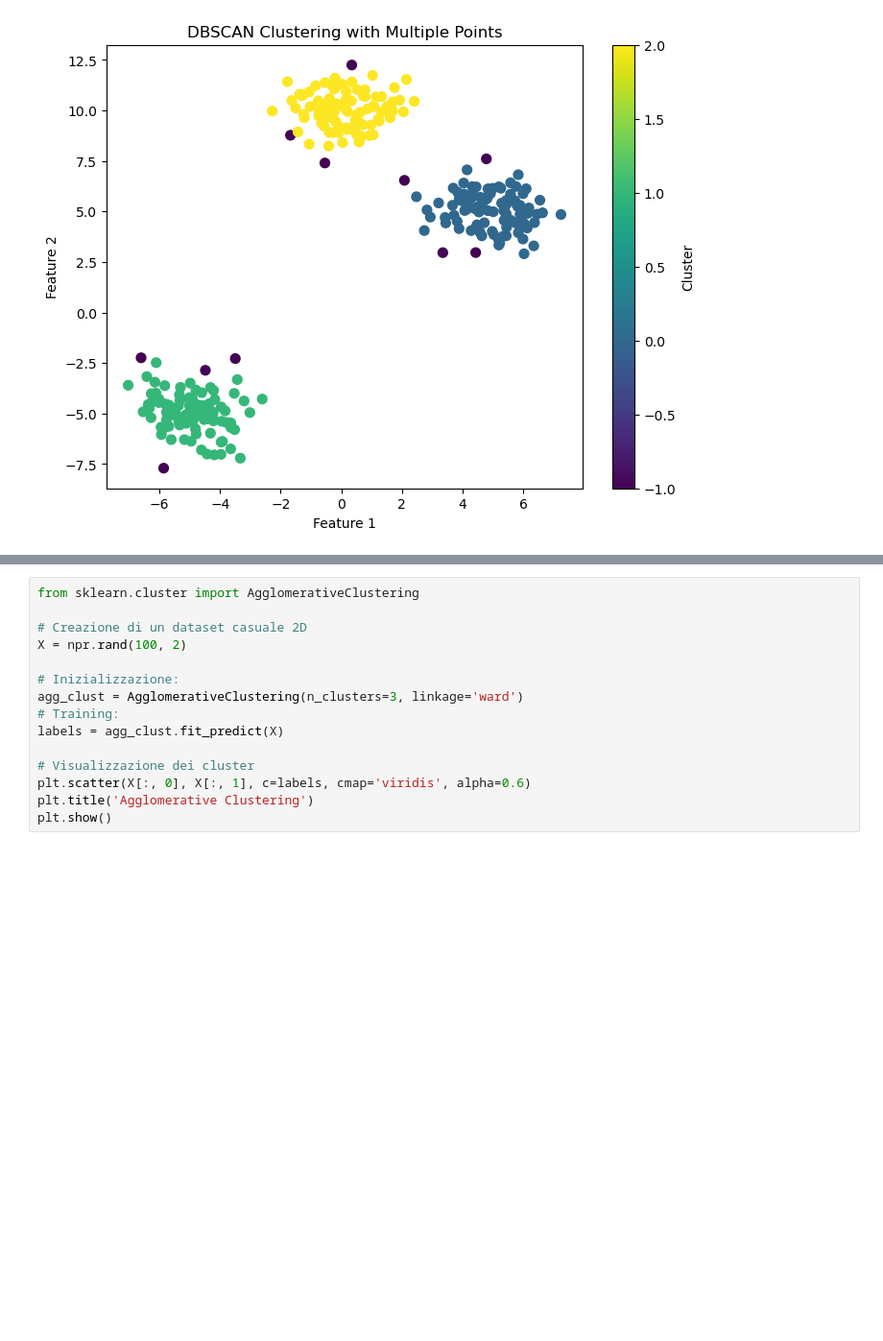
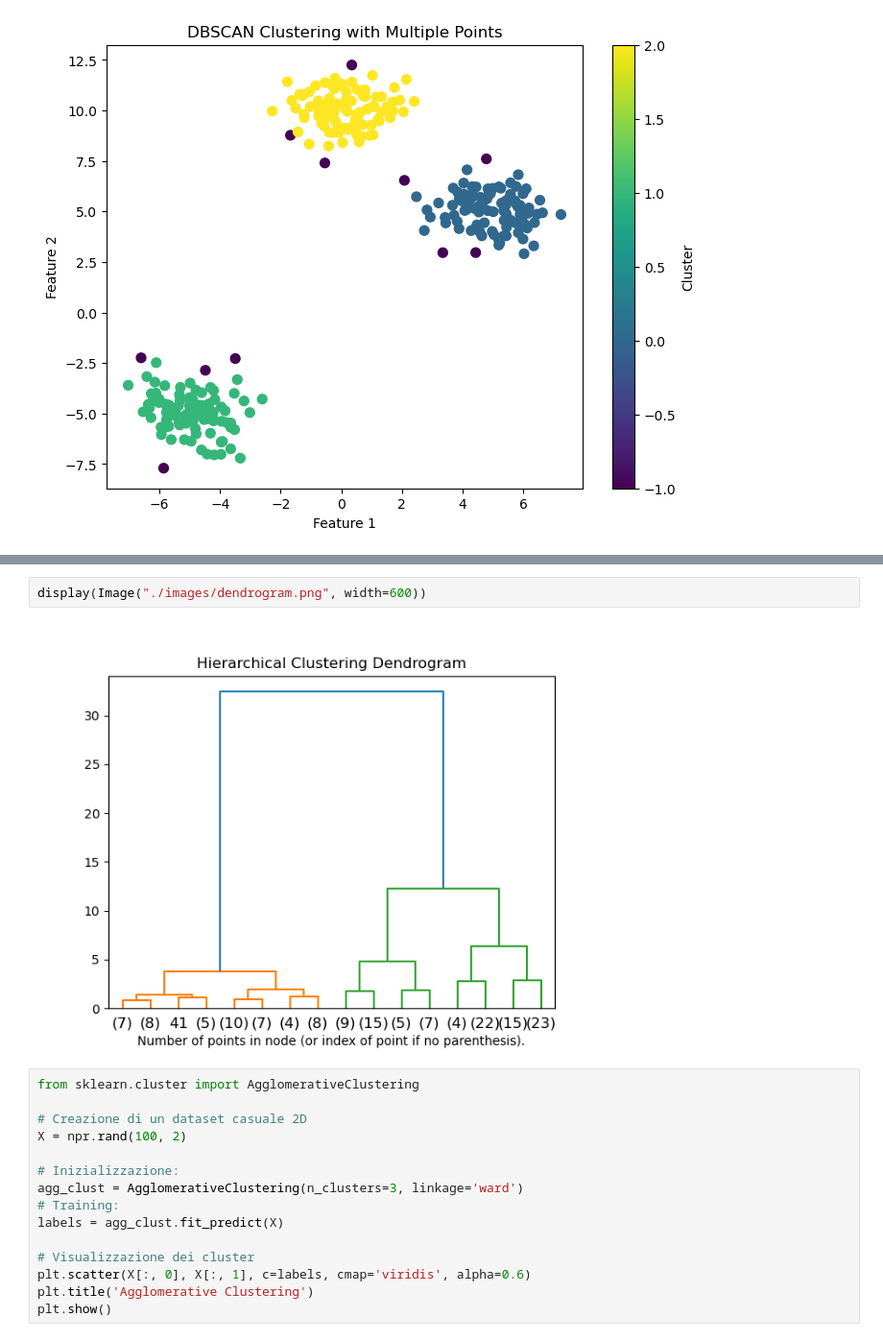
Before and after one commit to seccobenedetto/coding_tutorials, a Jupyter notebook: machine_learning_00_basics.ipynb, the cells around one changed output, grey strips where cells are left out. Shown at 96% size. Drawn from its saved outputs; the diff is of its cells as text; blank space fills up the shorter version.

```diff
--- a/machine_learning_00_basics.ipynb
+++ b/machine_learning_00_basics.ipynb
@@ -334,3 +369,7 @@ Nota: AgglomerativeClustering non ha il metodo predict: è un algoritmo basato s
+# %%
+display(Image("./images/dendrogram.png", width=600))
+# %% [output]
+[figure, added]
 # %%
 from sklearn.cluster import AgglomerativeClustering
 
```
Also changed, not shown: parts of 15 cells of this notebook, 3 other files.
